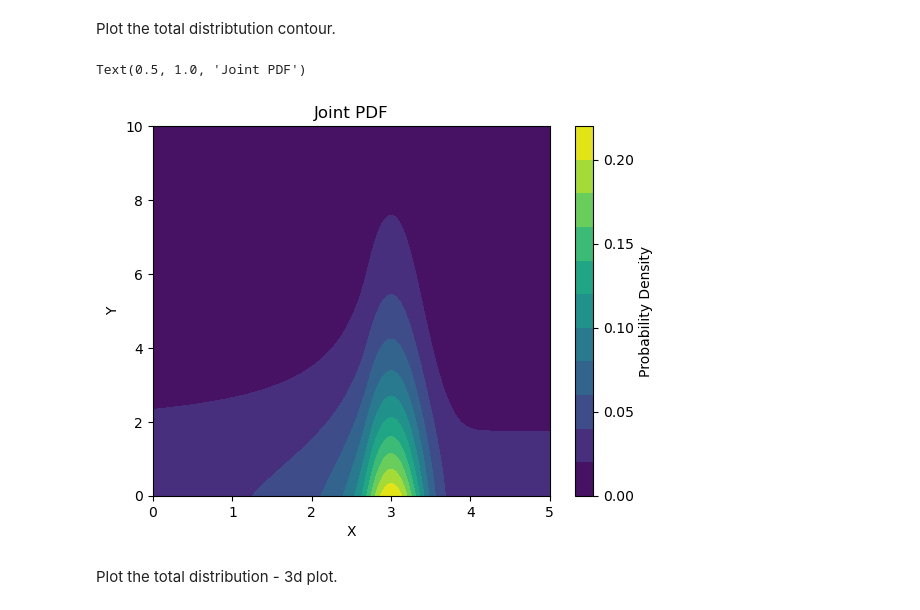
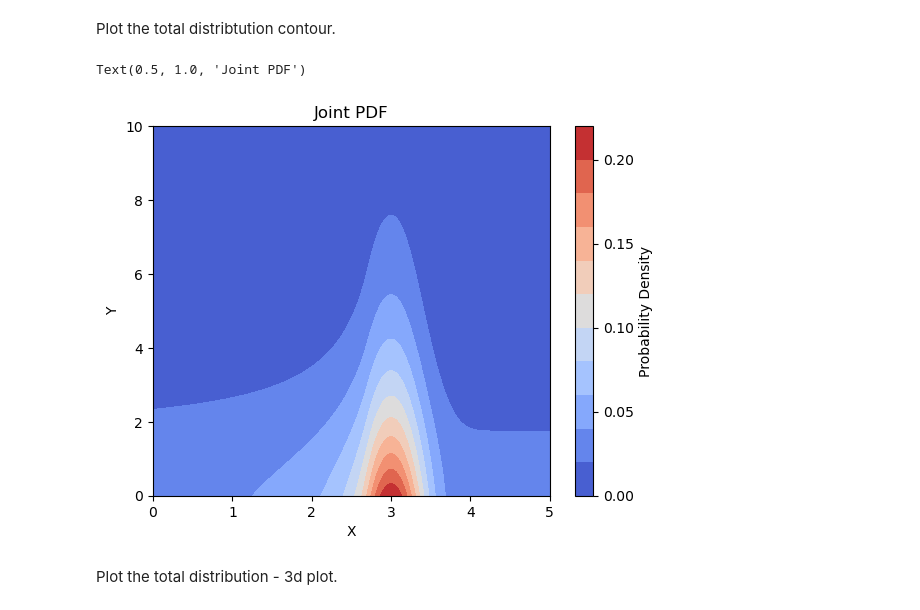
Before and after one commit to elizabethsztan/DIS_S1, a Jupyter notebook: s1_coursework.ipynb, the cells around one changed output. Saved outputs shown, nothing was run; the diff lists cells and outputs as text; code cells hidden in the pictures.

```diff
--- a/s1_coursework.ipynb
+++ b/s1_coursework.ipynb
@@ -216,18 +216,18 @@ Plot the total distribtution contour.
 # %%
 #Plot the total distribution for both X and Y
 
 X, Y = np.meshgrid(x,y)
 
-contour = plt.contourf(X, Y, total(X, Y, mu_true, sigma_true, beta_true, m_true, f_true, lmbda_true, mu_b_true, sigma_b_true), levels = 10, cmap = 'viridis')
+contour = plt.contourf(X, Y, total(X, Y, mu_true, sigma_true, beta_true, m_true, f_true, lmbda_true, mu_b_true, sigma_b_true), levels = 10, cmap = 'coolwarm')
 cbar = plt.colorbar(contour)
 cbar.set_label("Probability Density")
 cbar.set_ticks([0, 0.05, 0.1, 0.15, 0.2])
 plt.xlabel('X')
 plt.ylabel('Y')
 plt.title('Joint PDF')
 # %% [output]
 Text(0.5, 1.0, 'Joint PDF')
-[figure, old version]
+[figure, new version]
 # %% [markdown]
 Plot the total distribution - 3d plot.
 # %%
```
Also changed, not shown: parts of 4 cells of this notebook, 1 other file.
